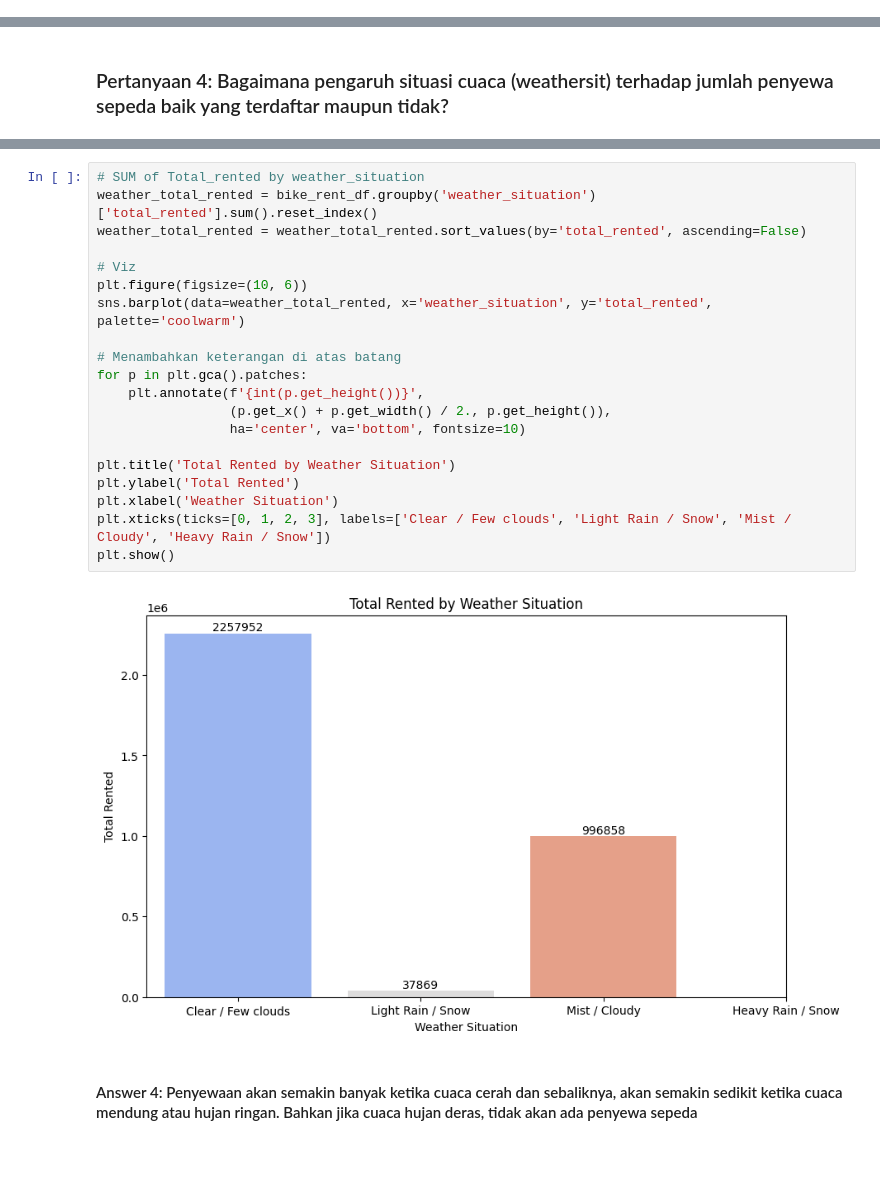
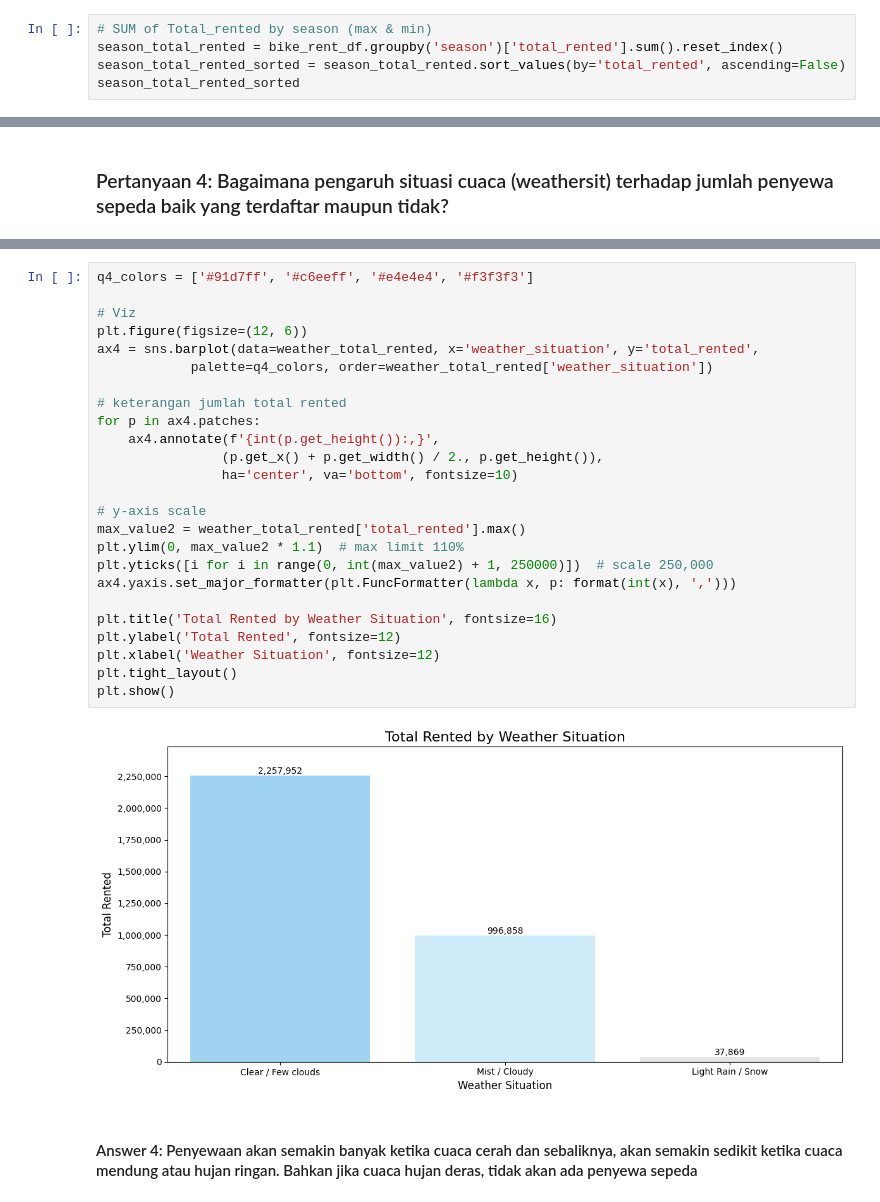
Before and after one commit to Dvaalmeyda/submission-proyek-analisis-data, a Jupyter notebook: Proyek_Analisis_Data.ipynb, the cells around one changed output, grey strips where cells are left out. Cells and saved outputs as stored; diff of their text form; blank space fills up the shorter version.

```diff
--- a/Proyek_Analisis_Data.ipynb
+++ b/Proyek_Analisis_Data.ipynb
@@ -402,3 +402,8 @@ plt.show()
 ## Visualization & Explanatory Analysis
 # %% [markdown]
 ### Pertanyaan 1: Pada musim apa penyewaan sepeda paling banyak dan paling sedikit?
+# %%
+# SUM of Total_rented by season (max & min)
+season_total_rented = bike_rent_df.groupby('season')['total_rented'].sum().reset_index()
+season_total_rented_sorted = season_total_rented.sort_values(by='total_rented', ascending=False)
+season_total_rented_sorted
@@ -476,25 +538,30 @@ plt.show()
 # %%
-# SUM of Total_rented by weather_situation
-weather_total_rented = bike_rent_df.groupby('weather_situation')['total_rented'].sum().reset_index()
-weather_total_rented = weather_total_rented.sort_values(by='total_rented', ascending=False)
+q4_colors = ['#91d7ff', '#c6eeff', '#e4e4e4', '#f3f3f3']
 
 # Viz
-plt.figure(figsize=(10, 6))
-sns.barplot(data=weather_total_rented, x='weather_situation', y='total_rented', palette='coolwarm')
+plt.figure(figsize=(12, 6))
+ax4 = sns.barplot(data=weather_total_rented, x='weather_situation', y='total_rented',
+            palette=q4_colors, order=weather_total_rented['weather_situation'])
 
-# Menambahkan keterangan di atas batang
-for p in plt.gca().patches:
-    plt.annotate(f'{int(p.get_height())}',
-                 (p.get_x() + p.get_width() / 2., p.get_height()),
-                 ha='center', va='bottom', fontsize=10)
+# keterangan jumlah total rented
+for p in ax4.patches:
+    ax4.annotate(f'{int(p.get_height()):,}',
+                (p.get_x() + p.get_width() / 2., p.get_height()),
+                ha='center', va='bottom', fontsize=10)
 
-plt.title('Total Rented by Weather Situation')
-plt.ylabel('Total Rented')
-plt.xlabel('Weather Situation')
-plt.xticks(ticks=[0, 1, 2, 3], labels=['Clear / Few clouds', 'Light Rain / Snow', 'Mist / Cloudy', 'Heavy Rain / Snow'])
+# y-axis scale
+max_value2 = weather_total_rented['total_rented'].max()
+plt.ylim(0, max_value2 * 1.1)  # max limit 110%
+plt.yticks([i for i in range(0, int(max_value2) + 1, 250000)])  # scale 250,000
+ax4.yaxis.set_major_formatter(plt.FuncFormatter(lambda x, p: format(int(x), ',')))
+
+plt.title('Total Rented by Weather Situation', fontsize=16)
+plt.ylabel('Total Rented', fontsize=12)
+plt.xlabel('Weather Situation', fontsize=12)
+plt.tight_layout()
 plt.show()
 # %% [output]
-[figure, old version]
+[figure, new version]
 # %% [markdown]
 #### Answer 4: Penyewaan akan semakin banyak ketika cuaca cerah dan sebaliknya, akan semakin sedikit ketika cuaca mendung atau hujan ringan. Bahkan jika cuaca hujan deras, tidak akan ada penyewa sepeda
 # %% [markdown]
```
Also changed, not shown: parts of 9 cells of this notebook.
